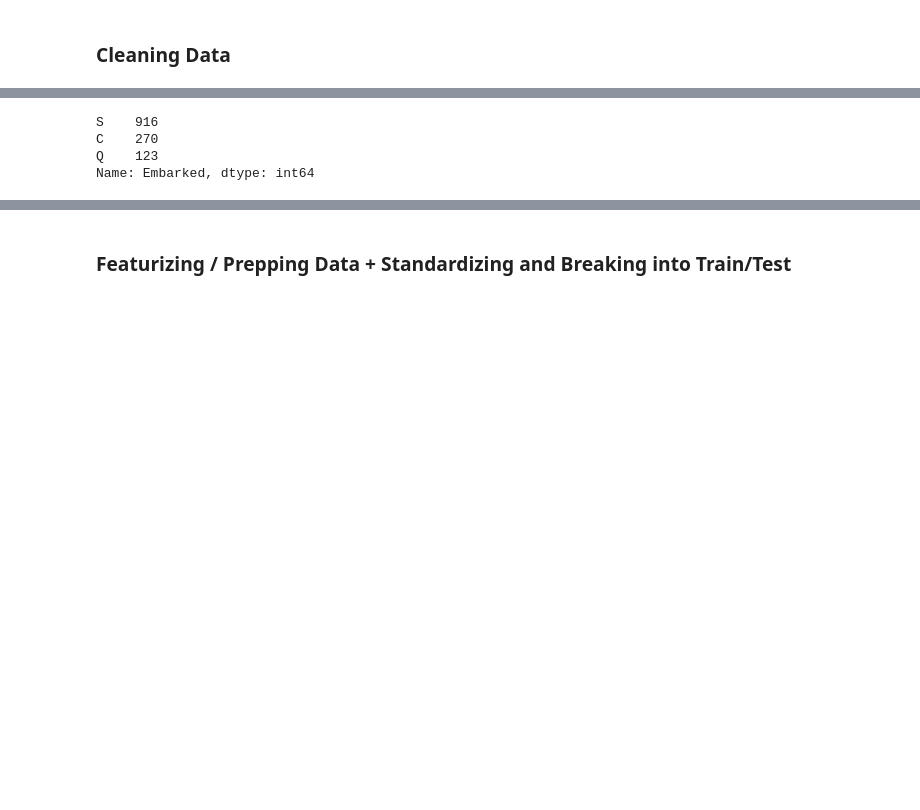
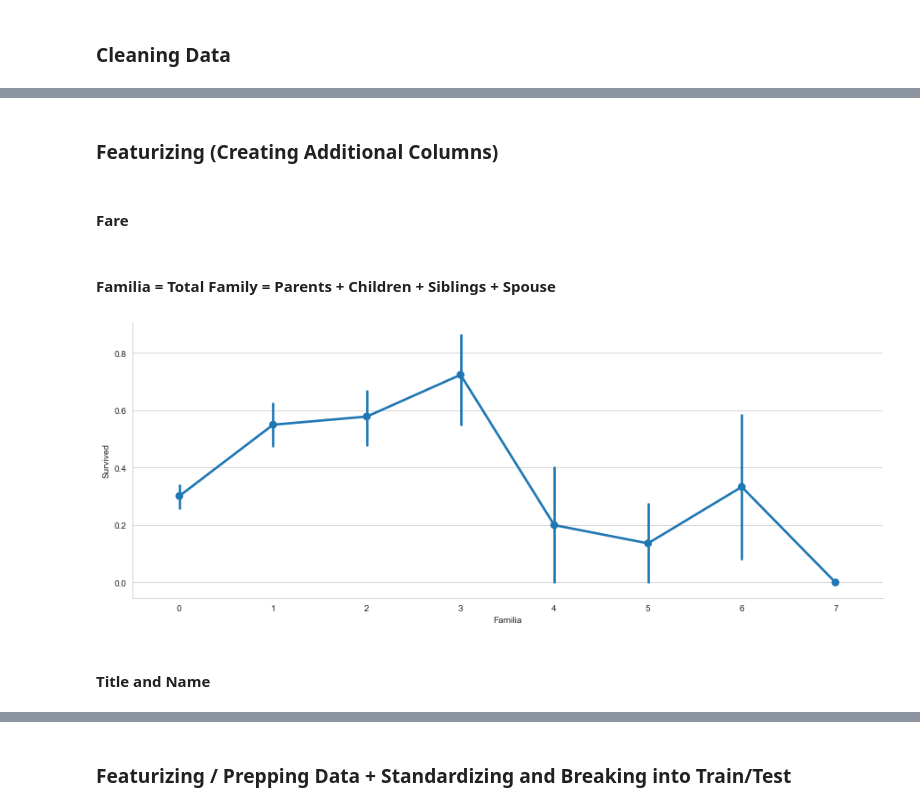
Before and after one commit to do2blehelix/kaggle, a Jupyter notebook: titanic/Pytanic.ipynb, the cells around one changed output, grey strips where cells are left out. Drawn from its saved outputs; the diff is of its cells as text; code cells hidden in the pictures; blank space fills up the shorter version.

```diff
--- a/titanic/Pytanic.ipynb
+++ b/titanic/Pytanic.ipynb
@@ -246,0 +223,4 @@ df_train_clean.shape
+# %%
+# creating copy dataset of train
+df_train_clean = df_train.copy()
+df_train_clean.shape
@@ -259,5 +243,7 @@ df_train_clean.shape
 # %%
-df = pd.concat([df_train, df_test], ignore_index=True, sort=False)
+df = pd.concat([df_train_clean, df_test], ignore_index=True, sort=False)
 df.set_index('PassengerId', inplace=True)
+
+print(df.shape)
 df.head()
 # %% [output]
@@ -284,11 +265,20 @@ Cabin       1014
 Embarked       2
 Ticketid     418
 dtype: int64
-# %%
-df['Embarked'].fillna(df['Embarked'].mode()[0], inplace=True)
-df['Embarked'].value_counts()
-# %% [output]
-S    916
-C    270
-Q    123
-Name: Embarked, dtype: int64
+# %% [markdown]
+### Featurizing (Creating Additional Columns)
+# %% [markdown]
+#### Fare
+# %% [markdown]
+#### Familia = Total Family = Parents + Children + Siblings + Spouse
+# %%
+# Creating total Family Variable
+
+df['Familia'] = df.Parch + df.SibSp
+# %%
+# Check Familia with Survived from Training Set only
+sns.factorplot('Familia','Survived', data=df[df.index.isin(df_train.index)], aspect = 2.5);
+# %% [output]
+[figure, added]
+# %% [markdown]
+#### Title and Name
```
Also changed, not shown: parts of 62 cells of this notebook, 6 other files.
